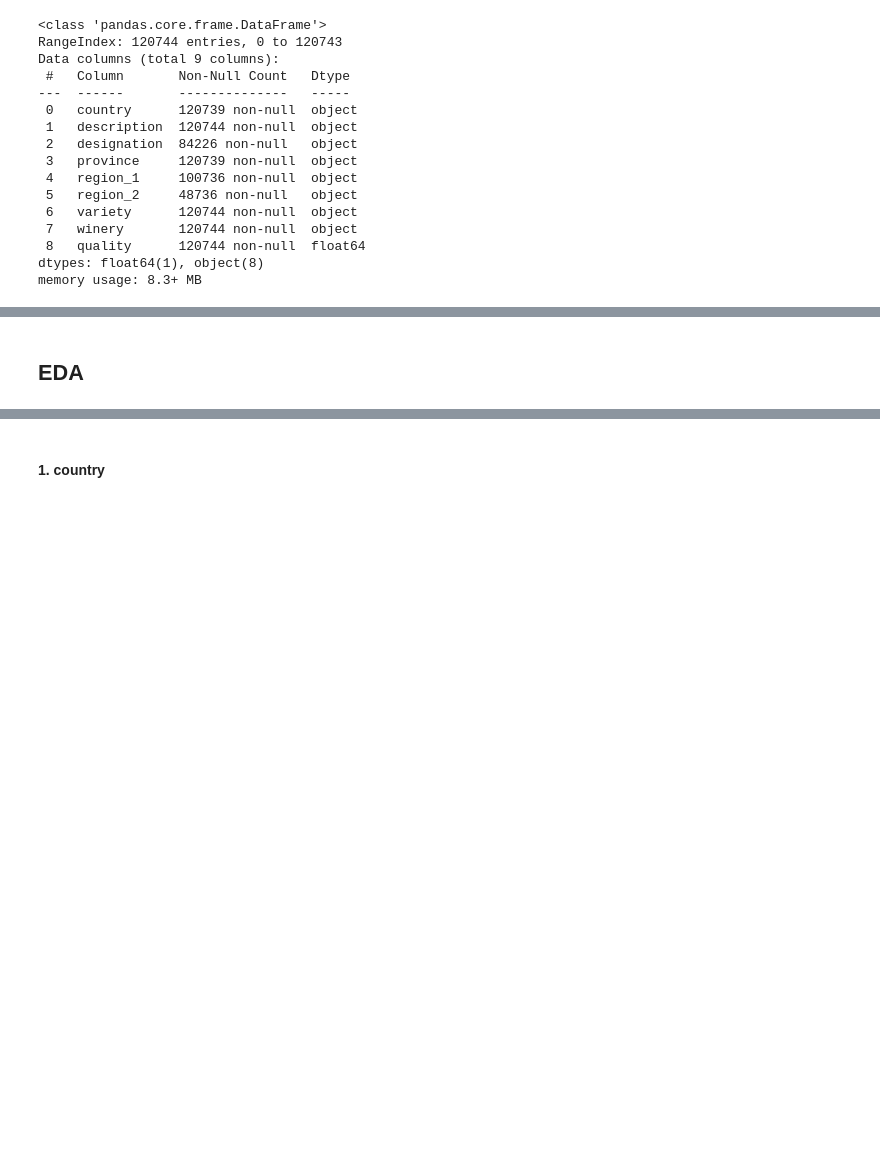
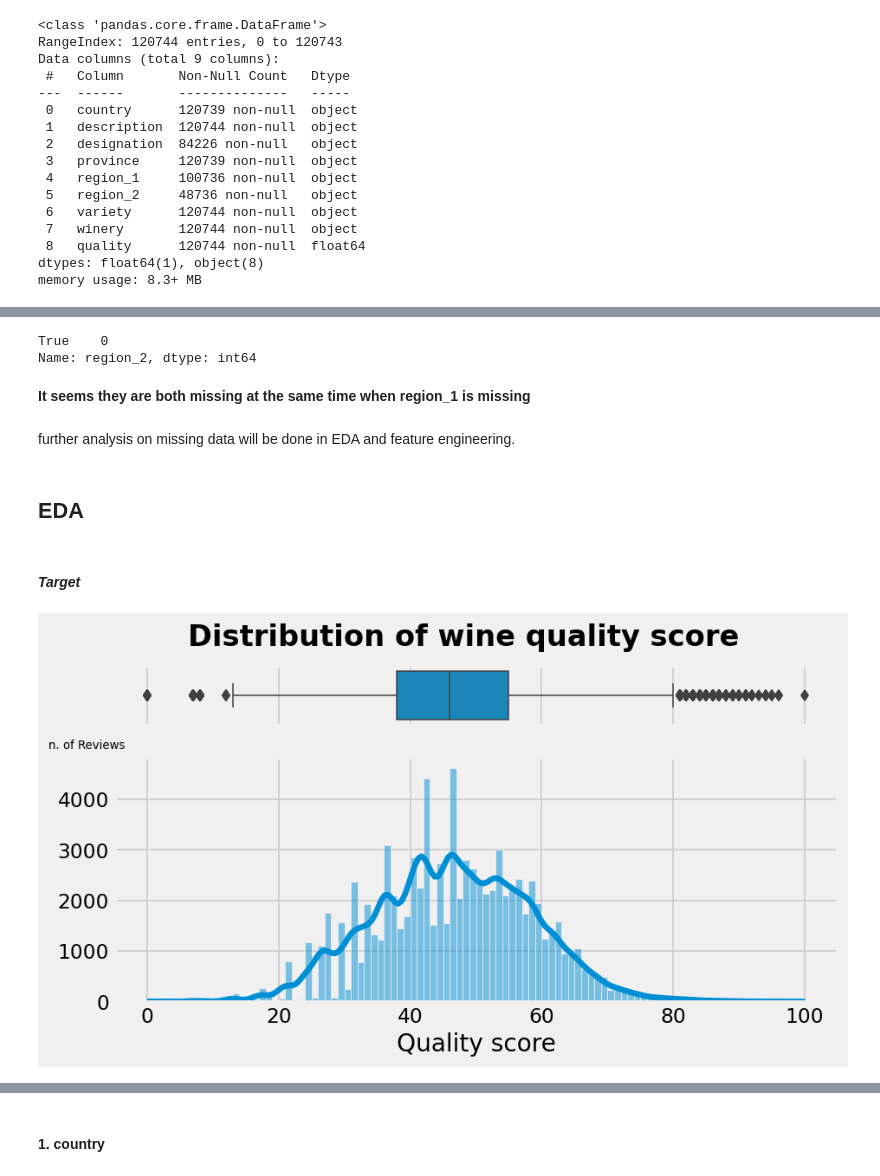
Before and after one commit to DeskDown/Regression_Wine_Reviews, a Jupyter notebook: Wine_Score_Regression.ipynb, the cells around one changed output, grey strips where cells are left out. Saved outputs shown, nothing was run; the diff lists cells and outputs as text; code cells hidden in the pictures; blank space fills up the shorter version.

```diff
--- a/Wine_Score_Regression.ipynb
+++ b/Wine_Score_Regression.ipynb
@@ -61,0 +61,7 @@ memory usage: 8.3+ MB
+# %%
+columns = df_dev.columns[:-1]
+columns
+
+for c in columns:
+    df_dev[c] = df_dev[c].str.lower()
+    df_eval[c] = df_eval[c].str.lower()
@@ -61,0 +101,2 @@ memory usage: 8.3+ MB
+# %%
+df_dev.drop_duplicates(inplace= True)
@@ -75,2 +150,51 @@ dtype: int64
+# %%
+# Let's see if we can all missing values in regione_1 have region_2 missing as well.
+r1_missing = df_dev.region_1.isna().sum()
+mask = df_dev.region_1.isna()
+r2_missing = df_dev[mask]["region_2"].isna().value_counts()
+
+r1_missing - r2_missing
+# %% [output]
+True    0
+Name: region_2, dtype: int64
+# %% [markdown]
+__It seems they are both missing at the same time when region_1 is missing__
+# %% [markdown]
+further analysis on missing data will be done in EDA and feature engineering.
 # %% [markdown]
 ## EDA
+# %% [markdown]
+
+#### _Target_
+# %%
+# Cut the window in 2 parts
+try:
+    df_dev["quality"] = y
+except:
+    pass
+
+f, (ax_box, ax_hist) = plt.subplots(2, sharex=True, gridspec_kw={"height_ratios": (.20, .80)})
+
+# Add a graph in each part
+sns.boxplot(x = df_dev.quality, ax=ax_box, linewidth = 0.9)
+sns.histplot(x = df_dev.quality, ax=ax_hist, bins = 100, kde = True)
+
+# Remove x axis name for the boxplot
+ax_box.set(xlabel='')
+
+
+
+title = "Distribution of wine quality score"
+l_x = "Quality score"
+l_y = 'n. of Reviews'
+
+
+
+plt.gcf().suptitle(title)
+ax_hist.set_xlabel(l_x)
+ax_hist.set_ylabel("")
+ax_hist.text(-15,5000,l_y, fontdict={"weight":"normal", "size":8})
+plt.savefig("qualityDist.jpg", bbox_inches = 'tight')
+plt.show()
+# %% [output]
+[figure, added]
```
Also changed, not shown: parts of 156 cells of this notebook.
